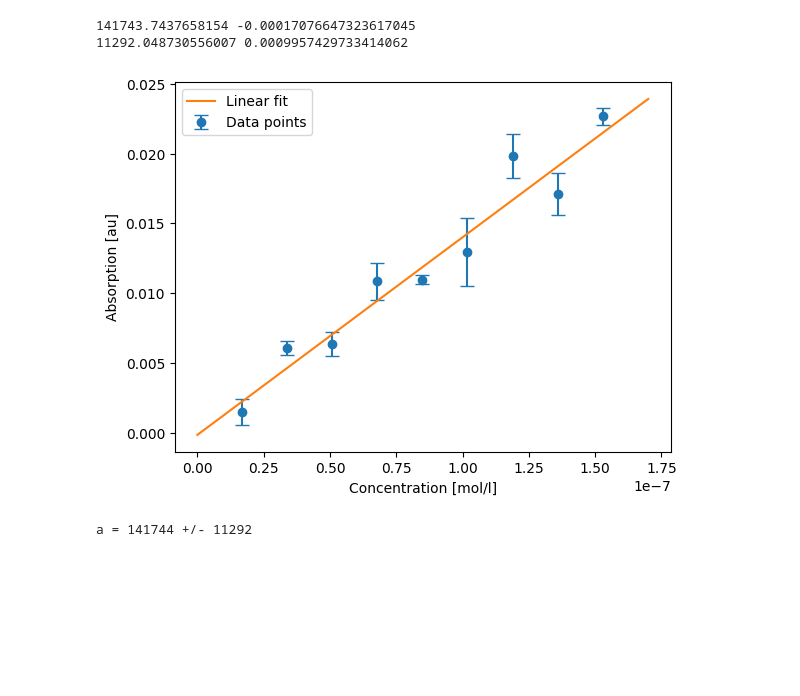
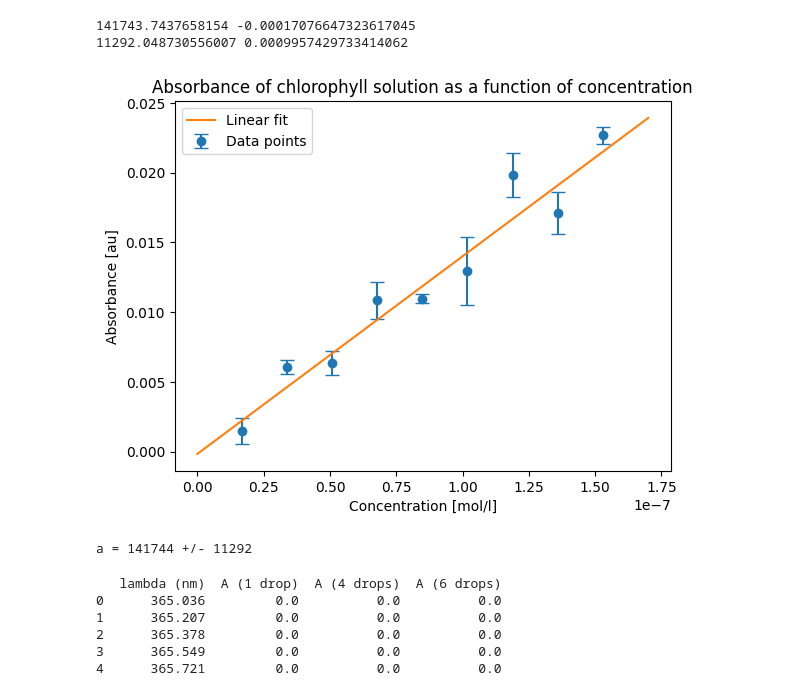
Before and after one commit to MartinOpat/WavesAndOpticsExperiments, a Jupyter notebook: Experiment2/codeAndGraphs/dataProcessingCode.ipynb, the cells around one changed output. Cells and saved outputs as stored; diff of their text form; code cells hidden in the pictures; blank space fills up the shorter version.

Commit message:
Processed spectrum data and found wavelength peaks

```diff
--- a/Experiment2/codeAndGraphs/dataProcessingCode.ipynb
+++ b/Experiment2/codeAndGraphs/dataProcessingCode.ipynb
@@ -6,6 +7,6 @@ from scipy.optimize import curve_fit
 # %%
-db = pd.read_csv('../data/data.csv', delimiter="\t")
-print(db.head())
+abs_db = pd.read_csv('../data/absorption_data.csv', delimiter="\t")
+print(abs_db.head())
 # %% [output]
       c [mol/l]  av. [au]  std [au]
 0  1.527778e-07  0.022679  0.000613
@@ -23,7 +24,7 @@ mole_per_drop = 5.321 * 10**(-6)  # mol/liter
 def fit_func(x, a, b):
     return a * x + b
 # %%
-popt, pcov = curve_fit(fit_func, db["c [mol/l]"], db["av. [au]"], sigma=db["std [au]"])
+popt, pcov = curve_fit(fit_func, abs_db["c [mol/l]"], abs_db["av. [au]"], sigma=abs_db["std [au]"])
 
 a, b = popt
 a_err, b_err = np.sqrt(np.diag(pcov))
@@ -34,19 +35,30 @@ print(a_err, b_err)
 141743.7437658154 -0.00017076647323617045
 11292.048730556007 0.0009957429733414062
 # %%
-plt.errorbar(db["c [mol/l]"], db["av. [au]"], yerr=db["std [au]"], fmt='o', capsize=5, label="Data points")
+plt.errorbar(abs_db["c [mol/l]"], abs_db["av. [au]"], yerr=abs_db["std [au]"], fmt='o', capsize=5, label="Data points")
 
 xs = np.linspace(0, 1.7*10**(-7), 1000)
 plt.plot(xs, fit_func(xs, a, b), label="Linear fit")
 
+plt.title("Absorbance of chlorophyll solution as a function of concentration")
 plt.xlabel("Concentration [mol/l]")
-plt.ylabel("Absorption [au]")
+plt.ylabel("Absorbance [au]")
 
 plt.legend()
 plt.show()
 # %% [output]
-[figure, old version]
+[figure, new version]
 # %%
 print(f"a = {round(a)} +/- {round(a_err)}")  # choosing greater peak at the (theoretical) value of 427.8nm
 # %% [output]
 a = 141744 +/- 11292
+# %%
+spect_data = pd.read_csv('../data/spectrum_data.csv', delimiter="\t")
+print(spect_data.head())
+# %% [output]
+   lambda (nm)  A (1 drop)  A (4 drops)  A (6 drops)
+0      365.036         0.0          0.0          0.0
+1      365.207         0.0          0.0          0.0
+2      365.378         0.0          0.0          0.0
+3      365.549         0.0          0.0          0.0
+4      365.721         0.0          0.0          0.0
```
Also changed, not shown: parts of 3 cells of this notebook, 4 other files.
